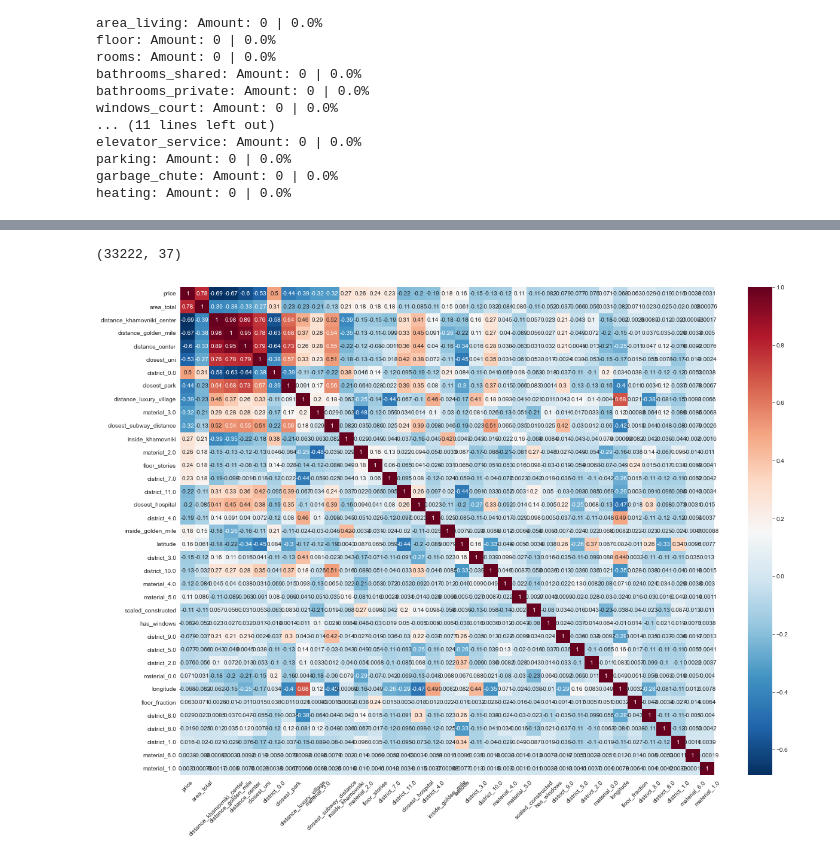
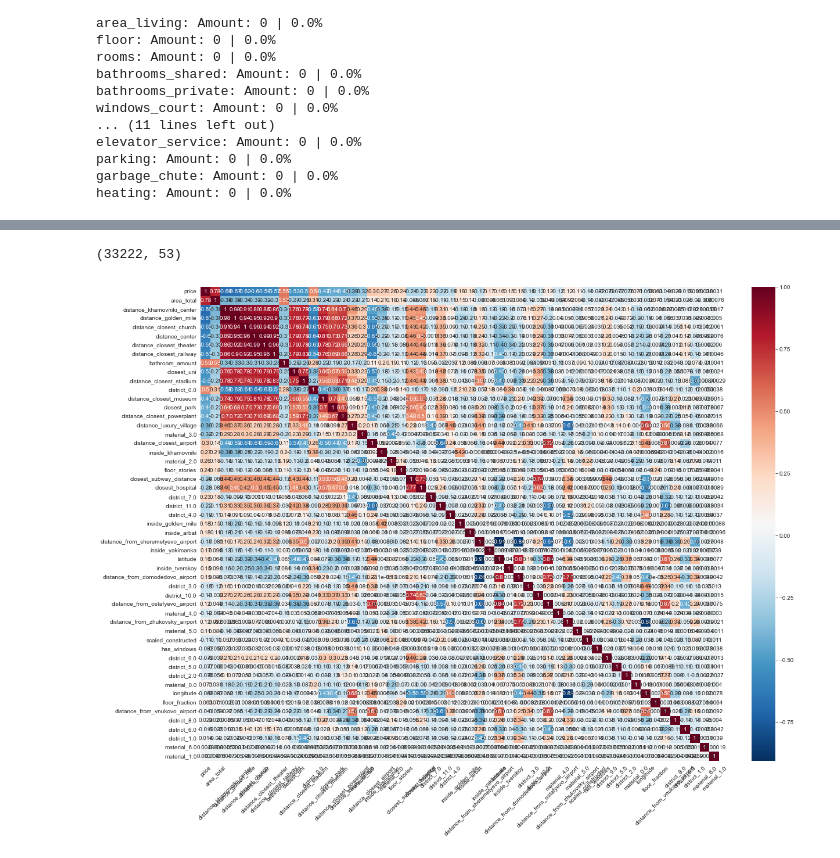
Before and after one commit to Olaussen/TDT4173_group69, a Jupyter notebook: src/testing_shitt.ipynb, the cells around one changed output, grey strips where cells are left out. Saved outputs shown, nothing was run; the diff lists cells and outputs as text; code cells hidden in the pictures.

```diff
--- a/src/testing_shitt.ipynb
+++ b/src/testing_shitt.ipynb
@@ -103,8 +86,7 @@ featured = preprocessor.combine_latlon_subway(removed_outliers.copy(),subway.sub
 # %%
+featured = preprocessor.combine_latlon_subway(removed_outliers.copy(),True)
 featured = preprocessor.combine_area_rooms(featured.copy())
-
 featured = preprocessor.combine_baths(featured.copy())
-
 featured = preprocessor.combine_windows(featured.copy())
 featured = preprocessor.combine_windows(featured.copy(), boolean=True)
 featured = preprocessor.combine_latlon(featured.copy())
@@ -117,15 +99,36 @@ featured = preprocessor.combine_area_total_city_center(featured.copy())
 featured = preprocessor.area_score(featured.copy())
 featured = preprocessor.apartment_score(featured.copy())
 featured = preprocessor.square_diff(featured.copy())
+
 featured = preprocessor.closest_hospital(featured.copy())
 featured = preprocessor.closest_park(featured.copy())
+
 featured = preprocessor.distance_luxury_village(featured.copy())
 featured = preprocessor.closest_uni(featured.copy())
 featured = preprocessor.inside_golden_mile(featured.copy())
 featured = preprocessor.distance_from_golden_mile(featured.copy())
-featured = preprocessor.inside_khamovniki(featured.copy())
+
 featured = preprocessor.inside_khamovniki(featured.copy())
 featured = preprocessor.distance_from_khamovniki_center(featured.copy())
+
+featured = preprocessor.inside_yakimanka(featured.copy())
+featured = preprocessor.inside_arbat(featured.copy())
+featured = preprocessor.inside_tverskoy(featured.copy())
+
+featured = preprocessor.distance_to_closest_powerplant(featured.copy())
+featured = preprocessor.distance_to_closest_museum(featured.copy())
+featured = preprocessor.distance_to_closest_stadium(featured.copy())
+featured = preprocessor.distance_to_closest_theater(featured.copy())
+featured = preprocessor.distance_to_closest_church(featured.copy())
+featured = preprocessor.distance_to_closest_railway(featured.copy())
+featured = preprocessor.distance_to_closest_airport(featured.copy())
+
+featured = preprocessor.distance_from_vnukovo(featured.copy())
+featured = preprocessor.distance_from_sheremetyevo(featured.copy())
+featured = preprocessor.distance_from_domodedovo(featured.copy())
+featured = preprocessor.distance_from_zhukovsky(featured.copy())
+featured = preprocessor.distance_from_ostafyevo(featured.copy())
+
 featured = preprocessor.bathroom_fraction(featured.copy())
 featured = preprocessor.floor_fraction(featured.copy())
 
@@ -139,23 +142,32 @@ featured["area_score"] = np.log10(featured.copy()["area_score"])
 featured = preprocessor.logify(featured.copy(),"area_total_distance")
 featured = preprocessor.logify(featured.copy(),"scaled_constructed")
 featured = preprocessor.logify(featured.copy(),"distance_center")
-featured = preprocessor.logify(featured.copy(),"closest_subway_distance")
-featured = preprocessor.logify(featured.copy(),"closest_hospital")
 featured = preprocessor.logify(featured.copy(),"closest_park")
 featured = preprocessor.logify(featured.copy(),"closest_uni")
 featured = preprocessor.logify(featured.copy(),"distance_luxurary_village")
 featured = preprocessor.logify(featured.copy(),"distance_khamovniki_center")
+featured = preprocessor.logify(featured.copy(),"distance_closest_powerplant")
 featured = preprocessor.logify(featured.copy(),"distance_golden_mile")
+featured = preprocessor.logify(featured.copy(),"distance_closest_museum")
+featured = preprocessor.logify(featured.copy(),"distance_closest_stadium")
+featured = preprocessor.logify(featured.copy(),"distance_closest_theater")
+featured = preprocessor.logify(featured.copy(),"distance_closest_church")
+featured = preprocessor.logify(featured.copy(),"distance_closest_railway")
+featured = preprocessor.logify(featured.copy(),"distance_closest_airport")
+featured = preprocessor.logify(featured.copy(),"distance_from_vnukovo_airport")
+featured = preprocessor.logify(featured.copy(),"distance_from_sheremetyevo_airport")
+featured = preprocessor.logify(featured.copy(),"distance_from_domodedovo_airport")
+featured = preprocessor.logify(featured.copy(),"distance_from_zhukovsky_airport")
+featured = preprocessor.logify(featured.copy(),"distance_from_ostafyevo_airport")
 # %%
 categorical = preprocessor.split_categorical_features(featured.copy(), ["district", "material"])
 #lmao= preprocessor.remove_labels(categorical.copy(), ["material_1.0","material_6.0","district_1.0","district_6.0","district_8.0","has_elevator_1","seller_3.0","material_0.0","district_2.0","district_5.0","district_9.0"])
-last = preprocessor.remove_labels(categorical.copy(), ["kitchen_fraction","area_score","rooms","avg_room_size","bathroom_amount","district","living_fraction","square_diff", "district_distance","material","seller","floor","material","has_elevator","garbage_chute","heating","parking","phones","apartment_score","bathroom_fraction","area_total_distance","area_kitchen","area_living","id","building_id","constructed","bathrooms_private","bathrooms_shared","new","windows_street","stories","windows_court","elevator_passenger","elevator_service"])
+last = preprocessor.remove_labels(categorical.copy(), ["closest_airport","kitchen_fraction","bathroom_fraction","living_fraction","building_id","area_score","square_diff","rooms","avg_room_size","district", "district_distance","material","seller","floor","material","has_elevator","garbage_chute","heating","parking","phones","apartment_score","area_total_distance","area_kitchen","area_living","id","constructed","bathrooms_private","bathrooms_shared","new","windows_street","stories","windows_court","elevator_passenger","elevator_service"])
 visualizer.price_correlation(last)
-#squared_diff
 last.shape
 # %% [output]
-(33222, 37)
+(33222, 53)
-[figure, old version]
+[figure, new version]
 # %%
 # Seperating training and test data
 train_data = last[:23285].copy()
```
Also changed, not shown: parts of 7 cells of this notebook, 10 other files.
